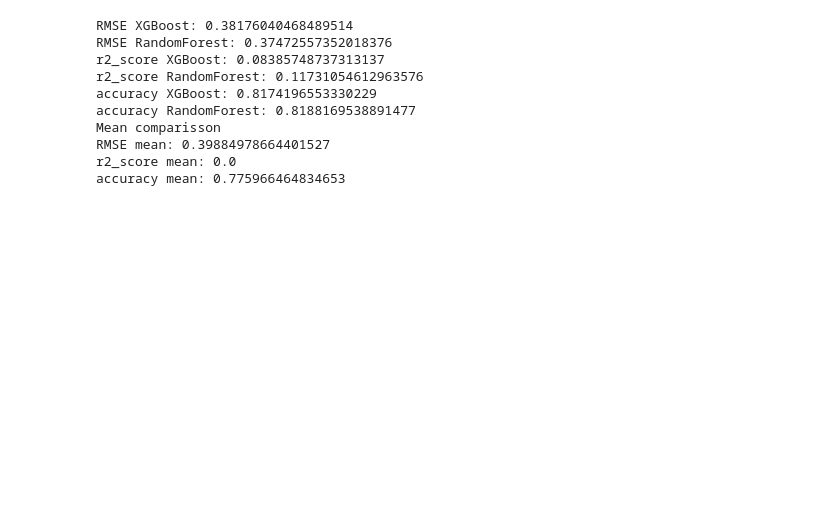
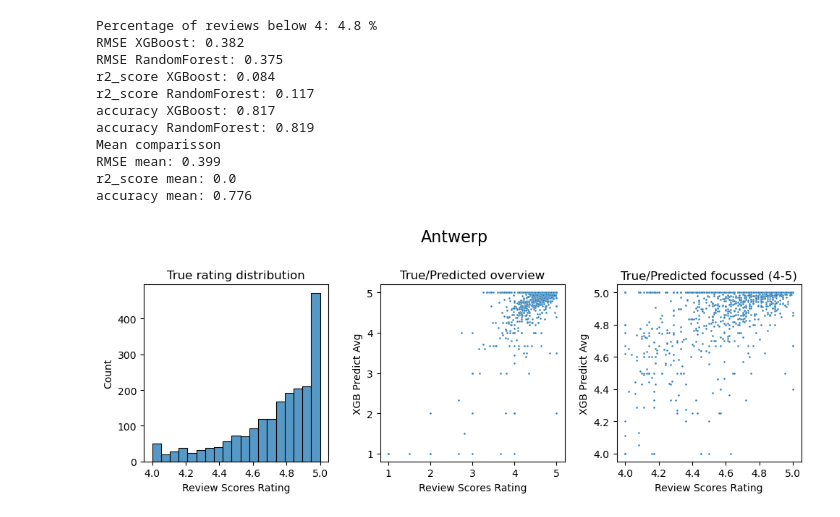
Before and after one commit to julianstar88/Data_Analytics, a Jupyter notebook: Jupyter notebooks/Analysis_actual reviews_vs_review-prediction.ipynb, the cells around one changed output. Drawn from its saved outputs; the diff is of its cells as text; code cells hidden in the pictures; blank space fills up the shorter version.

```diff
--- a/Jupyter notebooks/Analysis_actual reviews_vs_review-prediction.ipynb
+++ b/Jupyter notebooks/Analysis_actual reviews_vs_review-prediction.ipynb
@@ -57,14 +133,16 @@ accuracy mean: 0.9231367465975373
 # %%
-print_ml_statistics(load_csv('Antwerp'))
+print_ml_statistics(load_csv('Antwerp'), 'Antwerp')
 # %% [output]
-RMSE XGBoost: 0.38176040468489514
-RMSE RandomForest: 0.37472557352018376
-r2_score XGBoost: 0.08385748737313137
-r2_score RandomForest: 0.11731054612963576
-accuracy XGBoost: 0.8174196553330229
-accuracy RandomForest: 0.8188169538891477
+Percentage of reviews below 4: 4.8 %
+RMSE XGBoost: 0.382
+RMSE RandomForest: 0.375
+r2_score XGBoost: 0.084
+r2_score RandomForest: 0.117
+accuracy XGBoost: 0.817
+accuracy RandomForest: 0.819
 Mean comparisson
-RMSE mean: 0.39884978664401527
+RMSE mean: 0.399
 r2_score mean: 0.0
-accuracy mean: 0.775966464834653
+accuracy mean: 0.776
+[figure, added]
 # %%
```
Also changed, not shown: parts of 9 cells of this notebook.
